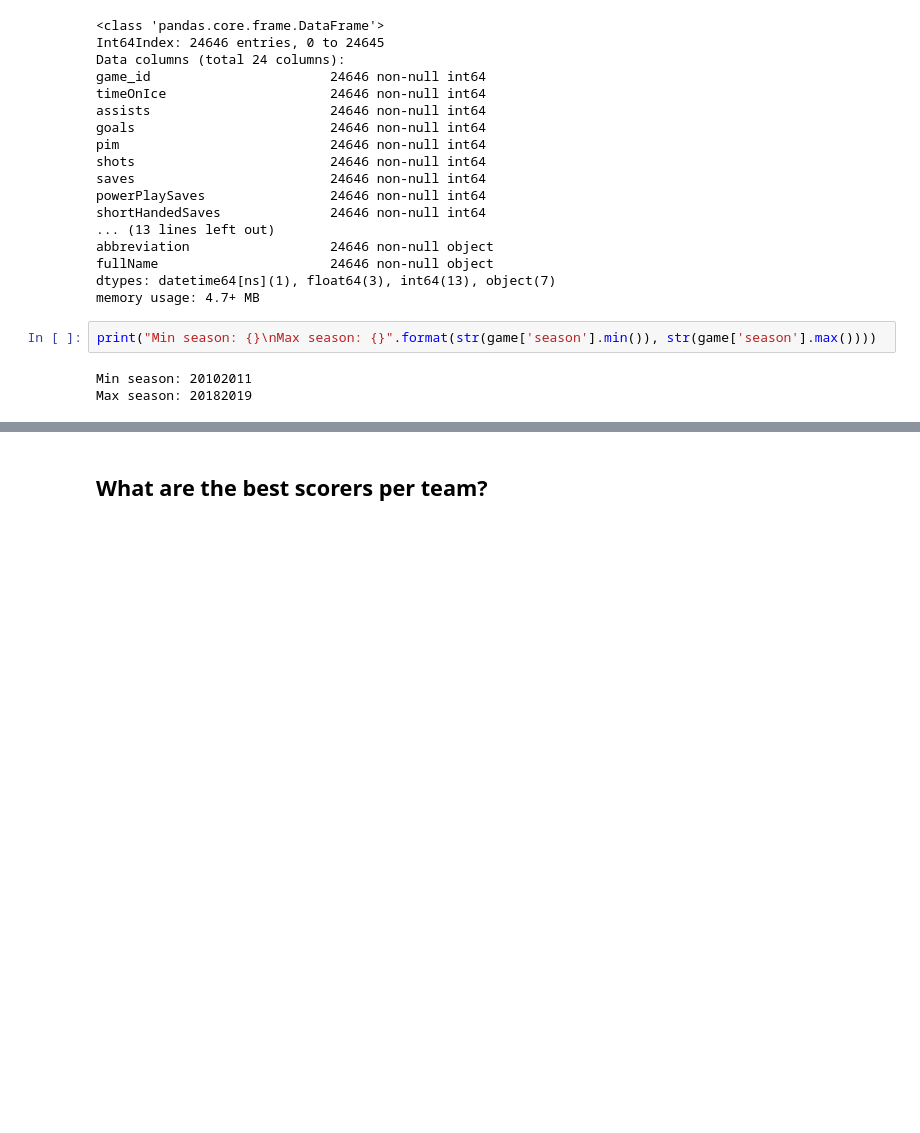
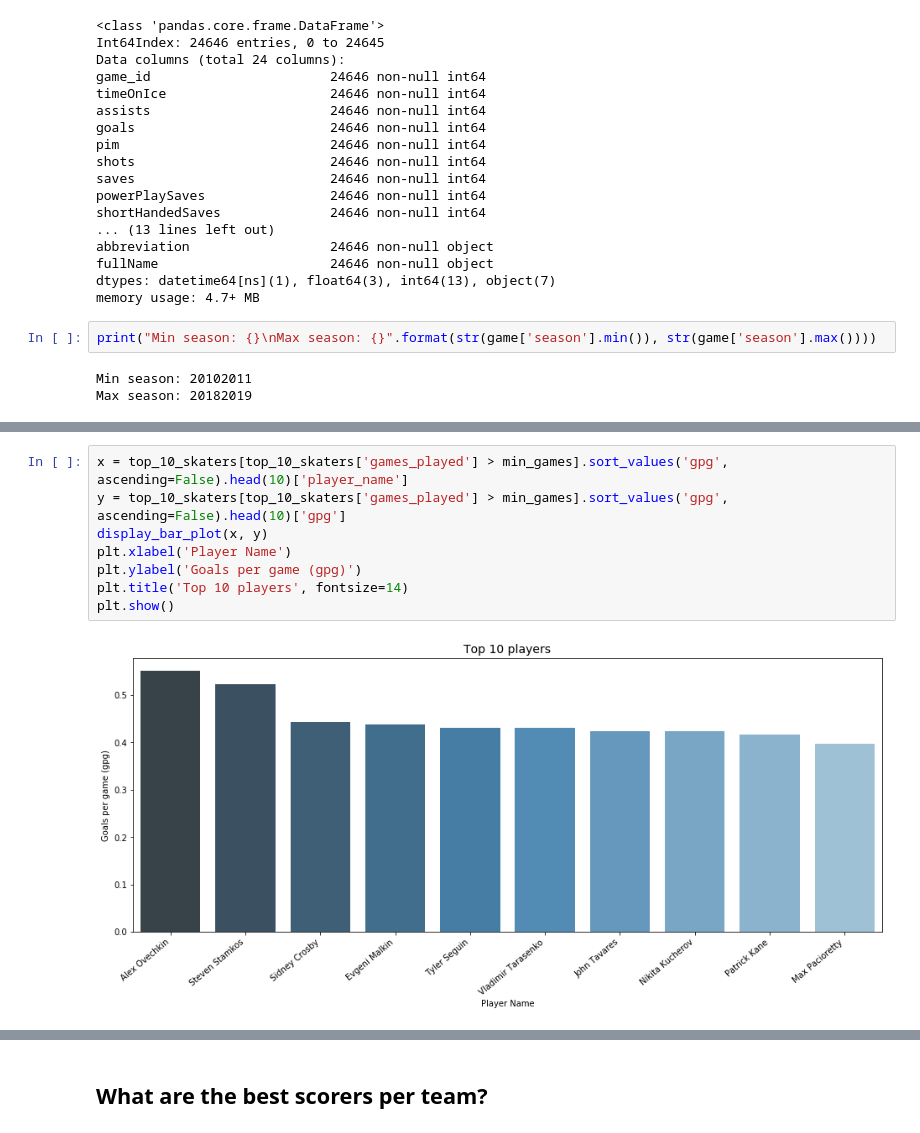
Before and after one commit to pwolter/HockeyStats, a Jupyter notebook: Hockey_fun.ipynb, the cells around one changed output, grey strips where cells are left out. Saved outputs shown, nothing was run; the diff lists cells and outputs as text; blank space fills up the shorter version.

```diff
--- a/Hockey_fun.ipynb
+++ b/Hockey_fun.ipynb
@@ -523,0 +523,10 @@ skater_2[skater_2['teamName'] == 'Capitals'].sort_values('goals')
+# %%
+x = top_10_skaters[top_10_skaters['games_played'] > min_games].sort_values('gpg', ascending=False).head(10)['player_name']
+y = top_10_skaters[top_10_skaters['games_played'] > min_games].sort_values('gpg', ascending=False).head(10)['gpg']
+display_bar_plot(x, y)
+plt.xlabel('Player Name')
+plt.ylabel('Goals per game (gpg)')
+plt.title('Top 10 players', fontsize=14)
+plt.show()
+# %% [output]
+[figure, added]
```
Also changed, not shown: parts of 68 cells of this notebook.
